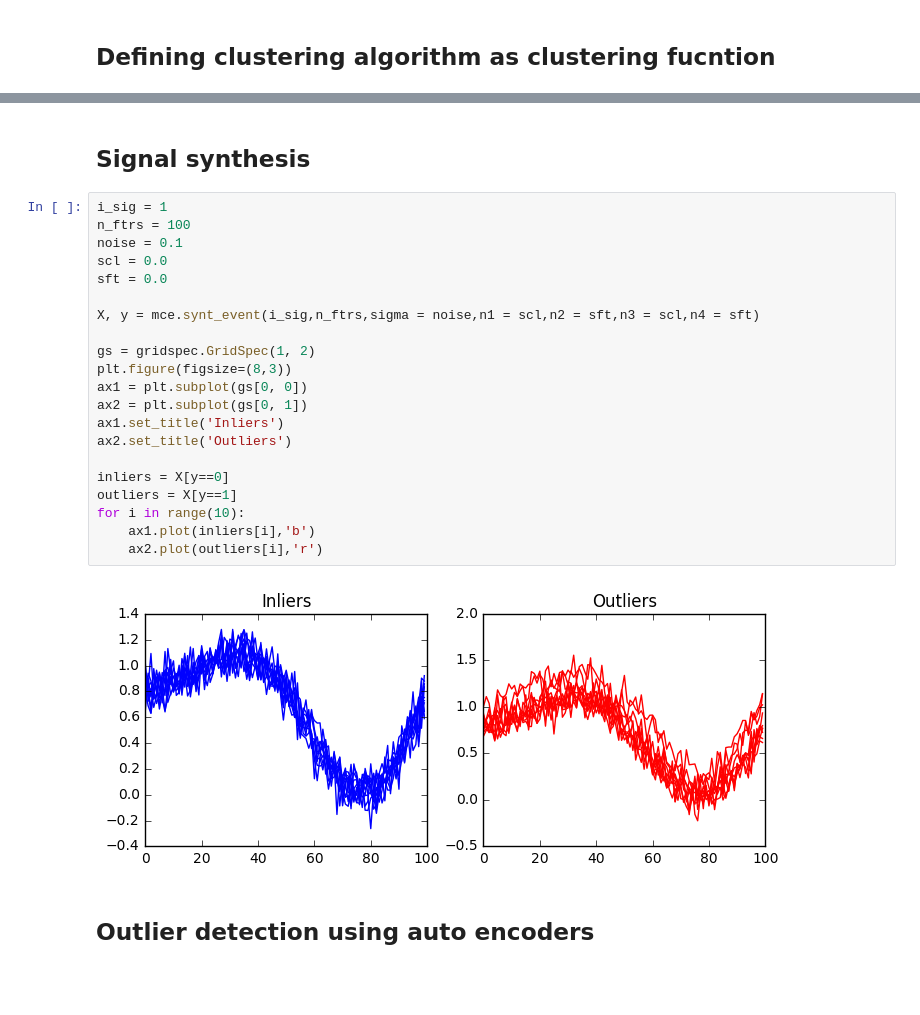
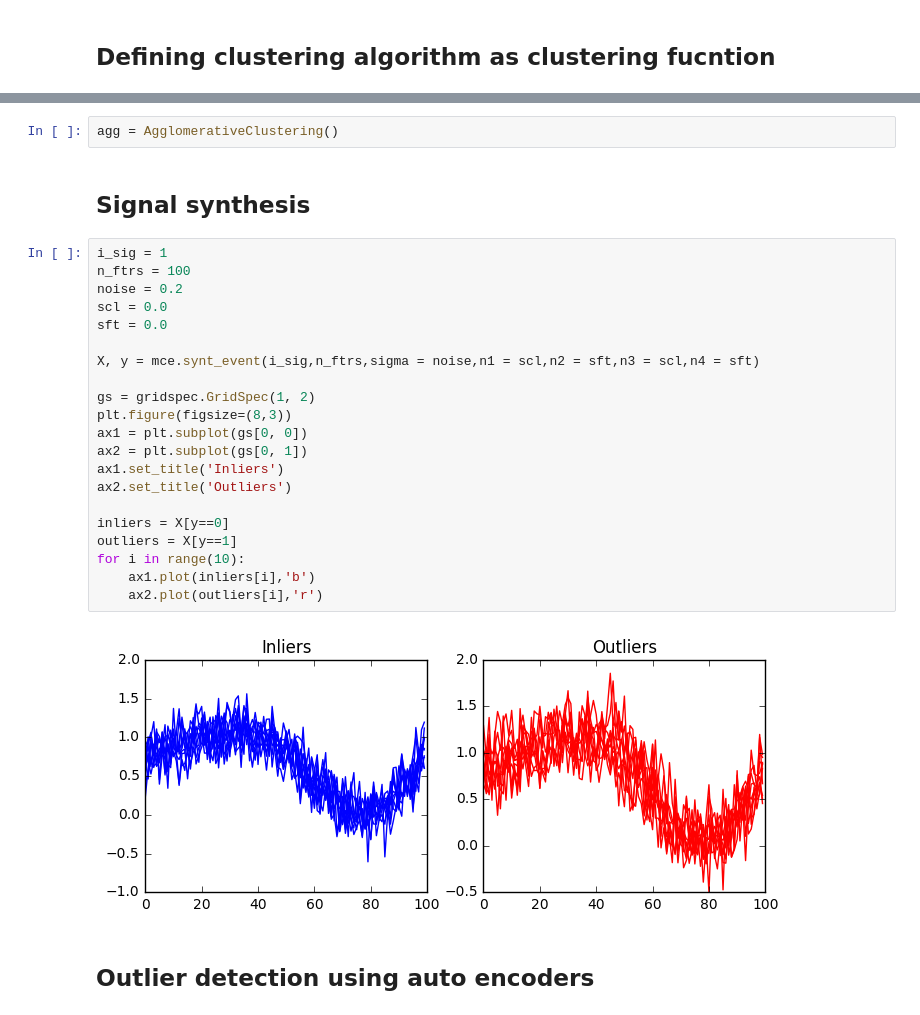
Before and after one commit to vafaei-ar/drama, a Jupyter notebook: notebooks/event_detection.ipynb, the cells around one changed output, grey strips where cells are left out. Cells and saved outputs as stored; diff of their text form; blank space fills up the shorter version.

```diff
--- a/notebooks/event_detection.ipynb
+++ b/notebooks/event_detection.ipynb
@@ -31,28 +19,30 @@ metrics = mce.metrics
+# %%
+agg = AgglomerativeClustering()
 # %% [markdown]
 ## Signal synthesis
 # %%
 i_sig = 1
 n_ftrs = 100
-noise = 0.1
+noise = 0.2
 scl = 0.0
 sft = 0.0
 
 X, y = mce.synt_event(i_sig,n_ftrs,sigma = noise,n1 = scl,n2 = sft,n3 = scl,n4 = sft)
 
 gs = gridspec.GridSpec(1, 2)
 plt.figure(figsize=(8,3))
 ax1 = plt.subplot(gs[0, 0])
 ax2 = plt.subplot(gs[0, 1])
 ax1.set_title('Inliers')
 ax2.set_title('Outliers')
 
 inliers = X[y==0]
 outliers = X[y==1]
 for i in range(10):
     ax1.plot(inliers[i],'b')
     ax2.plot(outliers[i],'r')
 # %% [output]
-[figure, old version]
+[figure, new version]
 # %% [markdown]
 ## Outlier detection using auto encoders
 # %%
```
Also changed, not shown: parts of 12 cells of this notebook, 3 other files.
